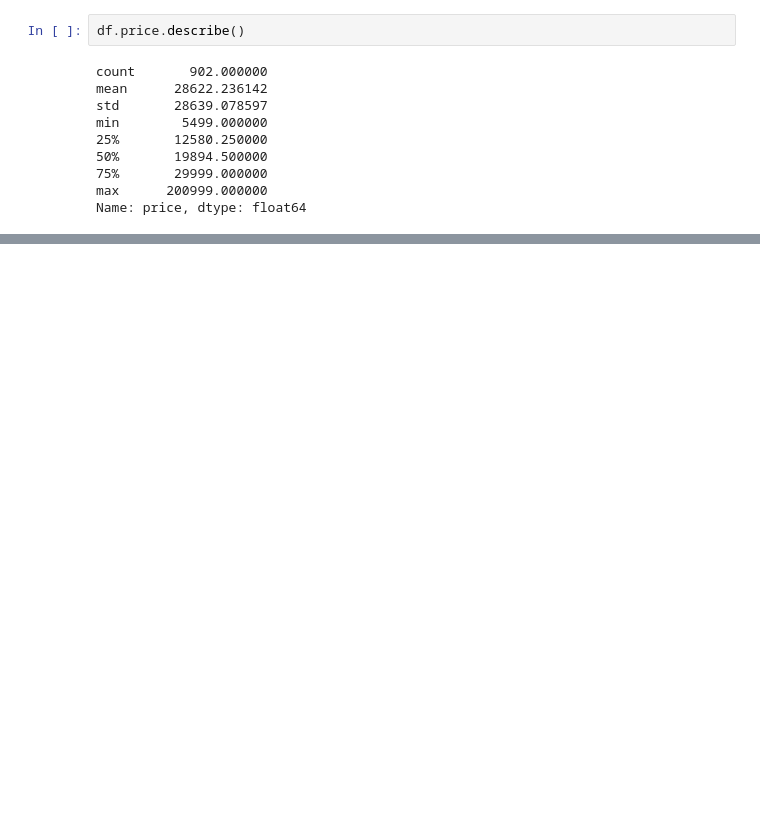
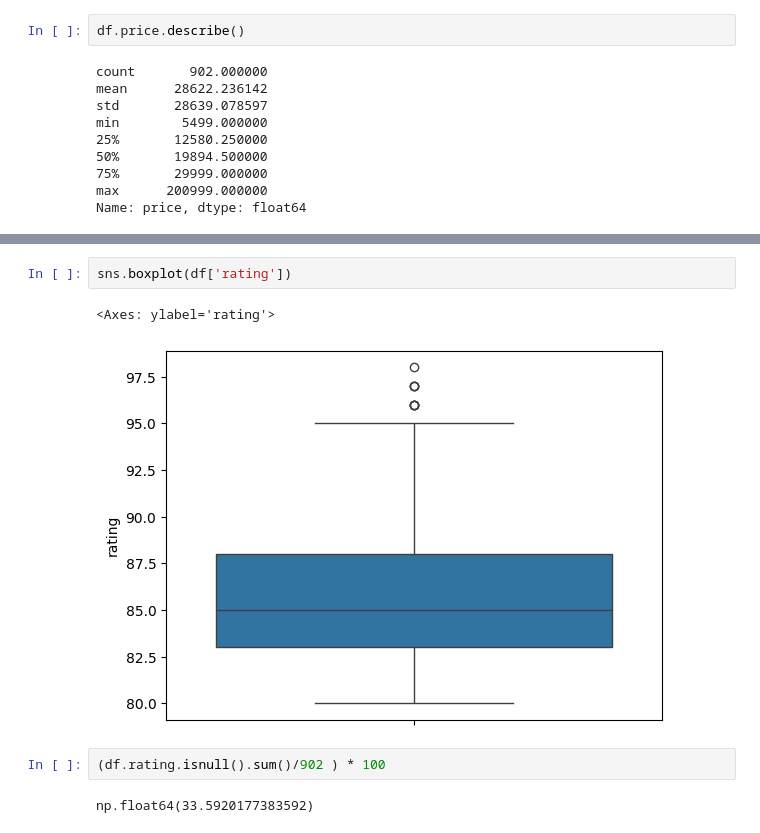
Before and after one commit to Apurba1903/phone_data_ws, a Jupyter notebook: smartprix_data_eda.ipynb, the cells around one changed output, grey strips where cells are left out. Saved outputs shown, nothing was run; the diff lists cells and outputs as text; blank space fills up the shorter version.

```diff
--- a/smartprix_data_eda.ipynb
+++ b/smartprix_data_eda.ipynb
@@ -61,0 +117,9 @@ Name: price, dtype: float64
+# %%
+sns.boxplot(df['rating'])
+# %% [output]
+<Axes: ylabel='rating'>
+[figure, added]
+# %%
+(df.rating.isnull().sum()/902 ) * 100
+# %% [output]
+np.float64(33.5920177383592)
```
Also changed, not shown: parts of 20 cells of this notebook.
